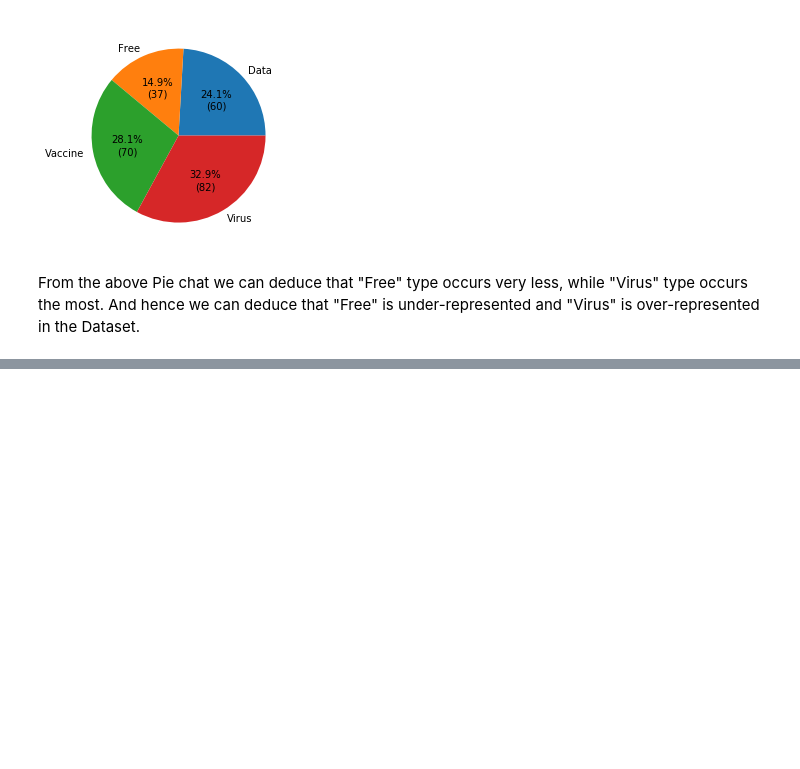
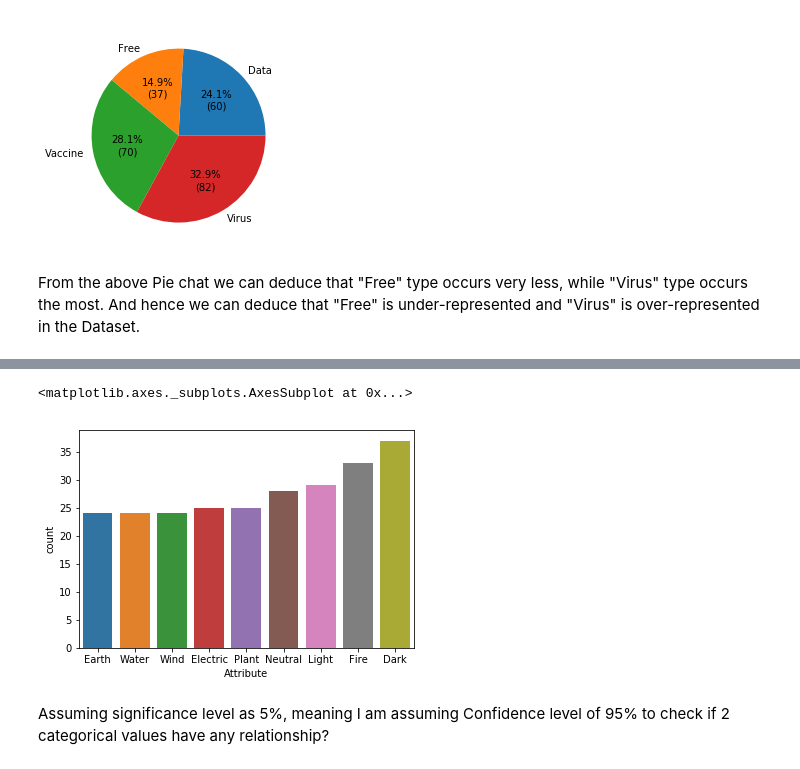
Before and after one commit to krazygaurav/Kaggle-Practice, a Jupyter notebook: Digimon.ipynb, the cells around one changed output, grey strips where cells are left out. Drawn from its saved outputs; the diff is of its cells as text; code cells hidden in the pictures; blank space fills up the shorter version.

```diff
--- a/Digimon.ipynb
+++ b/Digimon.ipynb
@@ -268,0 +220,7 @@ digimons.groupby(['Stage', 'Attribute']).agg('count')['Number'].plot(ax=ax)
+# %%
+attributes = digimons.Attribute.value_counts()
+attributes = attributes.sort_values()
+sns.countplot(digimons.Attribute, order=attributes.index)
+# %% [output]
+<matplotlib.axes._subplots.AxesSubplot at 0x...>
+[figure, added]
@@ -268,0 +234,2 @@ digimons.groupby(['Stage', 'Attribute']).agg('count')['Number'].plot(ax=ax)
+# %% [markdown]
+Assuming significance level as 5%, meaning I am assuming Confidence level of 95% to check if 2 categorical values have any relationship?
```
Also changed, not shown: parts of 22 cells of this notebook, 1 other file.
